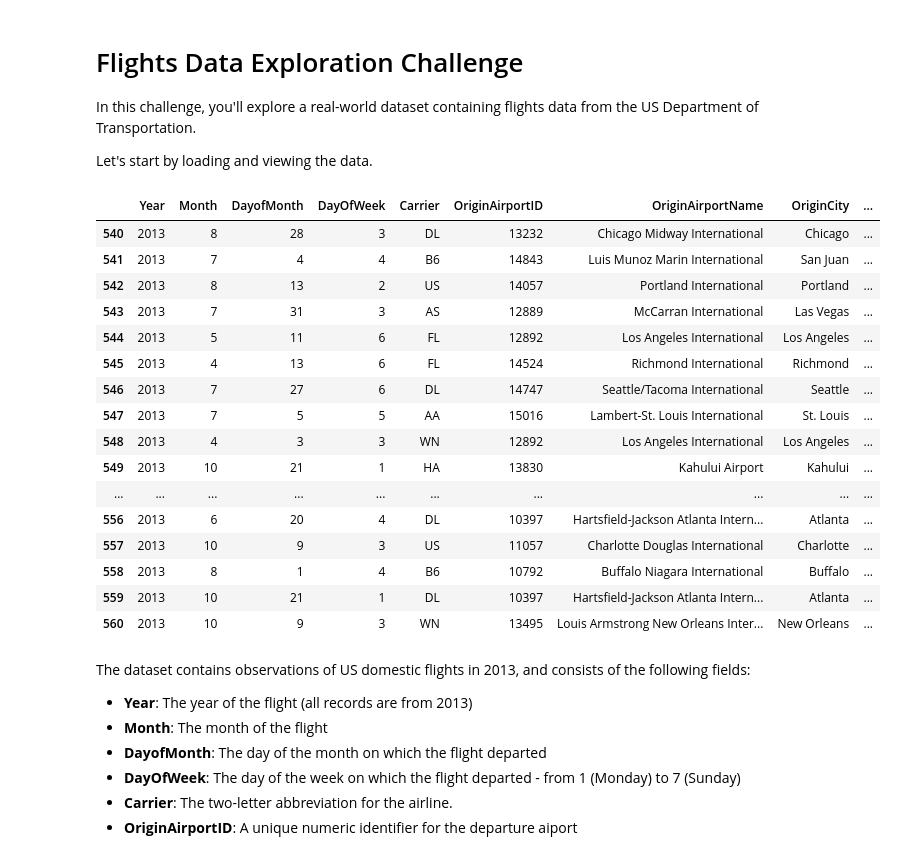
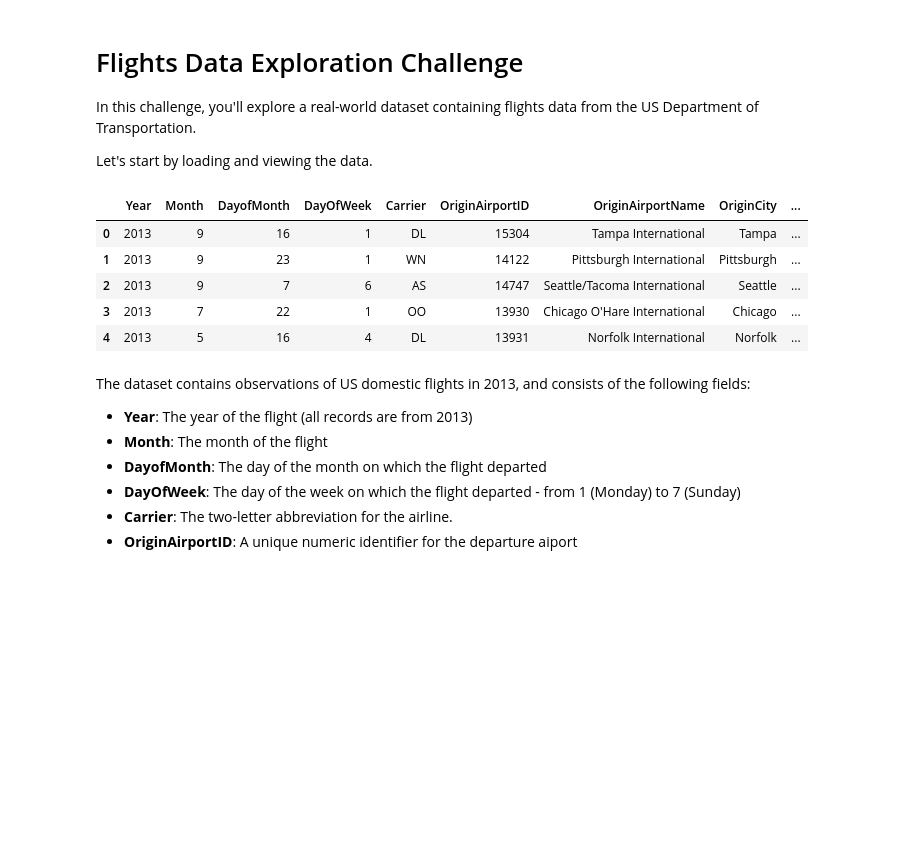
Before and after one commit to ElisendaGascon/ml-basics, a Jupyter notebook: challenges/01 - Flights Challenge.ipynb, the cells around one changed output. Drawn from its saved outputs; the diff is of its cells as text; code cells hidden in the pictures; blank space fills up the shorter version.

```diff
--- a/challenges/01 - Flights Challenge.ipynb
+++ b/challenges/01 - Flights Challenge.ipynb
@@ -7,27 +7,15 @@ Let's start by loading and viewing the data.
 # %%
 import pandas as pd
 
 df_flights = pd.read_csv('data/flights.csv')
 df_flights.head()
-df_flights.loc[540:560]
 # %% [output]
 |  | Year | Month | DayofMonth | DayOfWeek | Carrier | OriginAirportID | OriginAirportName | OriginCity | ... |
-| 540 | 2013 | 8 | 28 | 3 | DL | 13232 | Chicago Midway International | Chicago | ... |
-| 541 | 2013 | 7 | 4 | 4 | B6 | 14843 | Luis Munoz Marin International | San Juan | ... |
-| 542 | 2013 | 8 | 13 | 2 | US | 14057 | Portland International | Portland | ... |
-| 543 | 2013 | 7 | 31 | 3 | AS | 12889 | McCarran International | Las Vegas | ... |
-| 544 | 2013 | 5 | 11 | 6 | FL | 12892 | Los Angeles International | Los Angeles | ... |
-| 545 | 2013 | 4 | 13 | 6 | FL | 14524 | Richmond International | Richmond | ... |
-| 546 | 2013 | 7 | 27 | 6 | DL | 14747 | Seattle/Tacoma International | Seattle | ... |
-| 547 | 2013 | 7 | 5 | 5 | AA | 15016 | Lambert-St. Louis International | St. Louis | ... |
-| 548 | 2013 | 4 | 3 | 3 | WN | 12892 | Los Angeles International | Los Angeles | ... |
-| 549 | 2013 | 10 | 21 | 1 | HA | 13830 | Kahului Airport | Kahului | ... |
-| ... | ... | ... | ... | ... | ... | ... | ... | ... | ... |
-| 556 | 2013 | 6 | 20 | 4 | DL | 10397 | Hartsfield-Jackson Atlanta Intern... | Atlanta | ... |
-| 557 | 2013 | 10 | 9 | 3 | US | 11057 | Charlotte Douglas International | Charlotte | ... |
-| 558 | 2013 | 8 | 1 | 4 | B6 | 10792 | Buffalo Niagara International | Buffalo | ... |
-| 559 | 2013 | 10 | 21 | 1 | DL | 10397 | Hartsfield-Jackson Atlanta Intern... | Atlanta | ... |
-| 560 | 2013 | 10 | 9 | 3 | WN | 13495 | Louis Armstrong New Orleans Inter... | New Orleans | ... |
+| 0 | 2013 | 9 | 16 | 1 | DL | 15304 | Tampa International | Tampa | ... |
+| 1 | 2013 | 9 | 23 | 1 | WN | 14122 | Pittsburgh International | Pittsburgh | ... |
+| 2 | 2013 | 9 | 7 | 6 | AS | 14747 | Seattle/Tacoma International | Seattle | ... |
+| 3 | 2013 | 7 | 22 | 1 | OO | 13930 | Chicago O'Hare International | Chicago | ... |
+| 4 | 2013 | 5 | 16 | 4 | DL | 13931 | Norfolk International | Norfolk | ... |
 # %% [markdown]
 The dataset contains observations of US domestic flights in 2013, and consists of the following fields:
 
```
Also changed, not shown: parts of 14 cells of this notebook, 6 other files.
